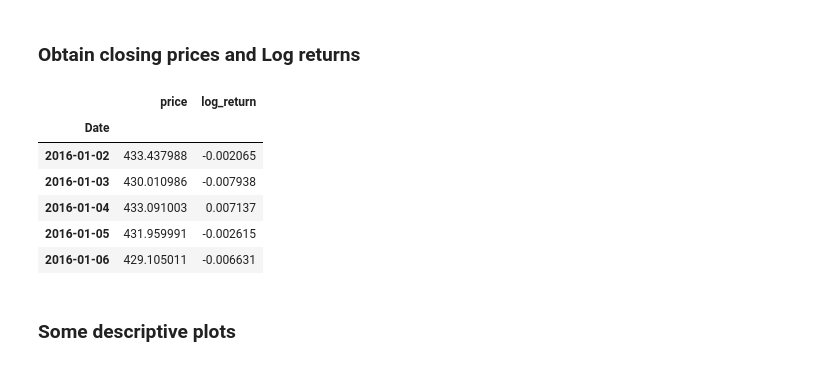
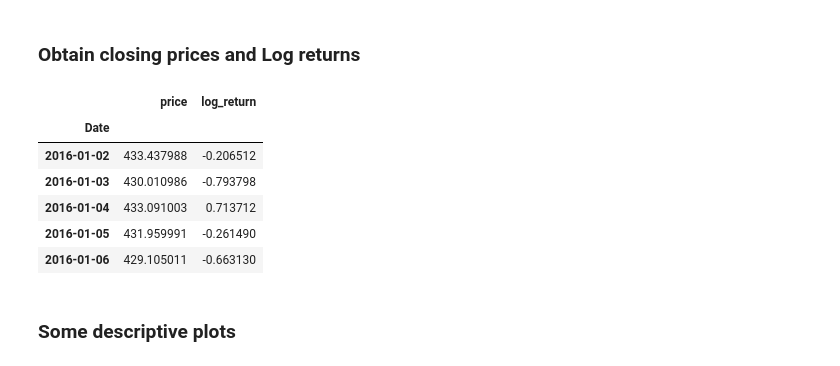
Before and after one commit to matthijs174/project, a Jupyter notebook: notebooks/01_data_setup.ipynb, the cells around one changed output. Cells and saved outputs as stored; diff of their text form; code cells hidden in the pictures.

```diff
--- a/notebooks/01_data_setup.ipynb
+++ b/notebooks/01_data_setup.ipynb
@@ -8,32 +8,26 @@ import yfinance as yf
 # %% [markdown]
 ### Download daily Bitcoin price data
 # %%
-btc = yf.download("BTC-USD", start="2016-01-01", progress=False)
+btc = yf.download("BTC-USD", start="2016-01-01", end="2026-06-01", progress=False)
 btc.to_csv("../data_raw/btc_yfinance.csv")
 # %% [markdown]
 ### Obtain closing prices and Log returns
 # %%
-# Keep adjusted close if available, else close
-if "Adj Close" in btc.columns:
-    price = btc["Adj Close"].copy()
-else:
-    price = btc["Close"].copy()
-
 price = btc["Close"].iloc[:, 0].dropna().rename("price")
 
-returns = np.log(price / price.shift(1)).dropna().rename("log_return")
+returns = (100 *np.log(price / price.shift(1)).dropna().rename("log_return"))
 
 df = pd.concat([price, returns], axis=1).dropna()
 
 df.head()
 # %% [output]
 |  | price | log_return |
 | Date |  |  |
-| 2016-01-02 | 433.437988 | -0.002065 |
-| 2016-01-03 | 430.010986 | -0.007938 |
-| 2016-01-04 | 433.091003 | 0.007137 |
-| 2016-01-05 | 431.959991 | -0.002615 |
-| 2016-01-06 | 429.105011 | -0.006631 |
+| 2016-01-02 | 433.437988 | -0.206512 |
+| 2016-01-03 | 430.010986 | -0.793798 |
+| 2016-01-04 | 433.091003 | 0.713712 |
+| 2016-01-05 | 431.959991 | -0.261490 |
+| 2016-01-06 | 429.105011 | -0.663130 |
 # %%
 df.to_csv("../data_clean/btc_daily_returns.csv")
 # %% [markdown]
```
Also changed, not shown: parts of 17 cells of this notebook, 3 other files.
